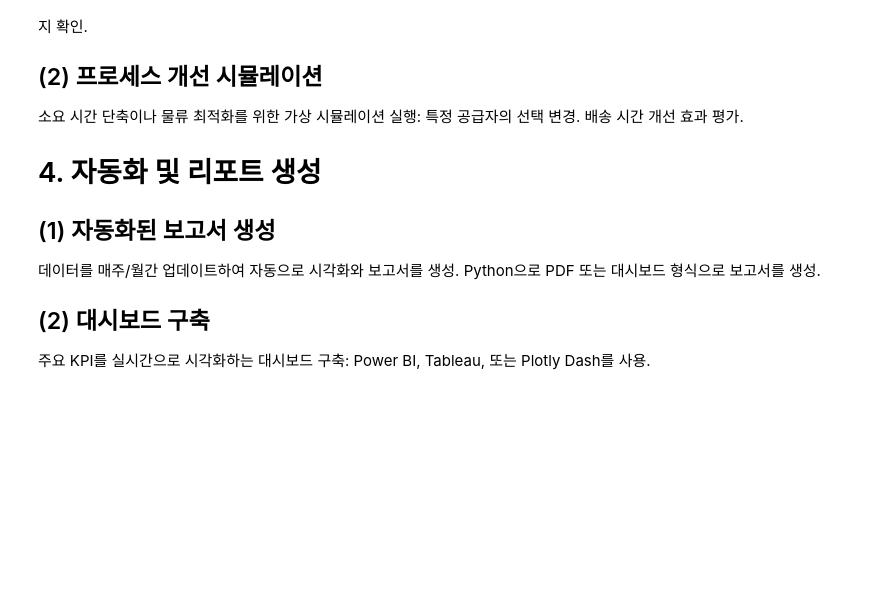
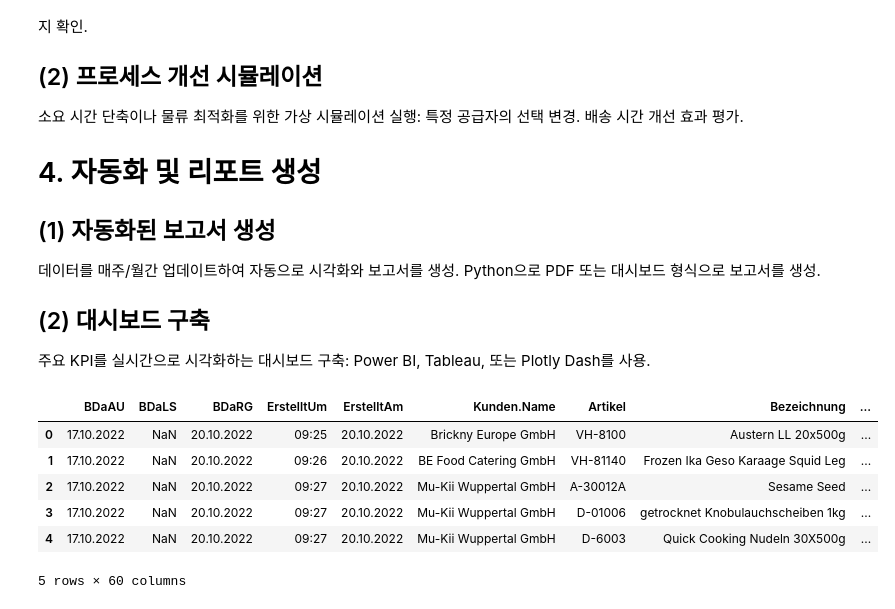
Before and after one commit to jisuseo/forecast_kimsasia, a Jupyter notebook: forecast_kimsasia.ipynb, the cells around one changed output. Saved outputs shown, nothing was run; the diff lists cells and outputs as text; code cells hidden in the pictures; blank space fills up the shorter version.

```diff
--- a/forecast_kimsasia.ipynb
+++ b/forecast_kimsasia.ipynb
@@ -542,3 +542,13 @@ Power BI, Tableau, 또는 Plotly Dash를 사용.
 #df_pur.info()
 #df_pur.head()
 #df_pur.isnull().sum()
+# %%
+dataset_dem.head()
+# %% [output]
+|  | BDaAU | BDaLS | BDaRG | ErstelltUm | ErstelltAm | Kunden.Name | Artikel | Bezeichnung | ... |
+| 0 | 17.10.2022 | NaN | 20.10.2022 | 09:25 | 20.10.2022 | Brickny Europe GmbH | VH-8100 | Austern LL 20x500g | ... |
+| 1 | 17.10.2022 | NaN | 20.10.2022 | 09:26 | 20.10.2022 | BE Food Catering GmbH | VH-81140 | Frozen Ika Geso Karaage Squid Leg | ... |
+| 2 | 17.10.2022 | NaN | 20.10.2022 | 09:27 | 20.10.2022 | Mu-Kii Wuppertal GmbH | A-30012A | Sesame Seed | ... |
+| 3 | 17.10.2022 | NaN | 20.10.2022 | 09:27 | 20.10.2022 | Mu-Kii Wuppertal GmbH | D-01006 | getrocknet Knobulauchscheiben 1kg | ... |
+| 4 | 17.10.2022 | NaN | 20.10.2022 | 09:27 | 20.10.2022 | Mu-Kii Wuppertal GmbH | D-6003 | Quick Cooking Nudeln 30X500g | ... |
+5 rows × 60 columns
```
Also changed, not shown: parts of 21 cells of this notebook.
